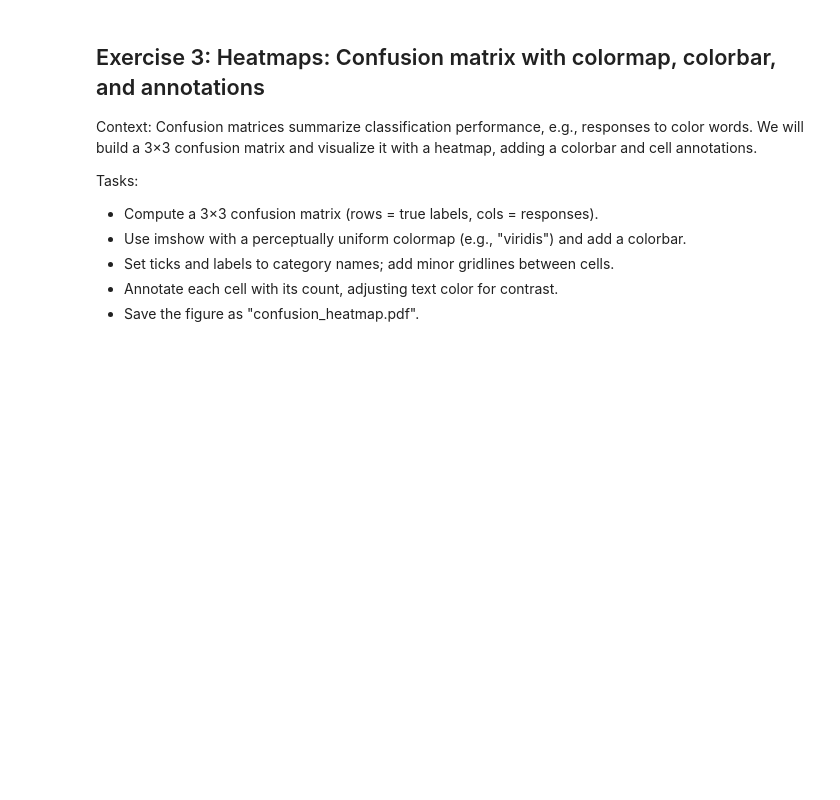
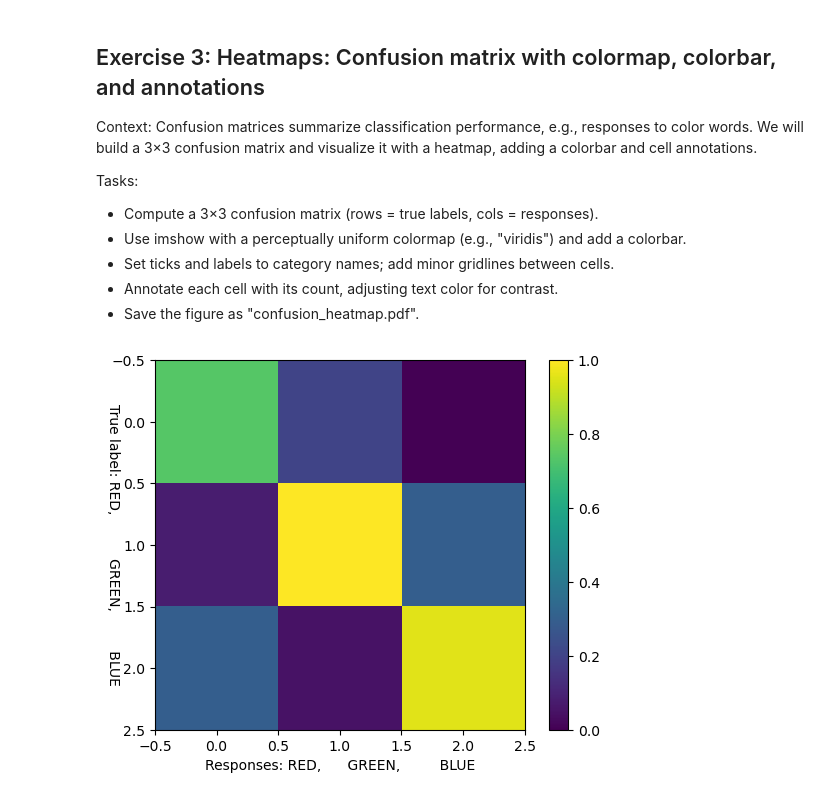
Before and after one commit to Moorboor/ScipyRepository, a Jupyter notebook: Sheet3/sheet03.ipynb, the cells around one changed output. Saved outputs shown, nothing was run; the diff lists cells and outputs as text; code cells hidden in the pictures; blank space fills up the shorter version.

Commit message:
Task 3 done, heatmap
little bit unconventional solution I guess

```diff
--- a/Sheet3/sheet03.ipynb
+++ b/Sheet3/sheet03.ipynb
@@ -206,31 +206,63 @@ import numpy as np
 import matplotlib.pyplot as plt
 
 # Reproducibility
 rng = np.random.default_rng(42)
 
 # Setup: Simulate trials over three categories (RED, GREEN, BLUE) with some confusions.
 labels = ['RED', 'GREEN', 'BLUE']
 n_trials = 300
 
 # True label sampling
 true_labels = rng.choice(labels, size=n_trials)
 
 # Response probabilities: correct with p_correct, otherwise uniformly confused
 p_correct = 0.70
 responses = []
 for t in true_labels:
     if rng.random() < p_correct:
         responses.append(t)
     else:
         # choose one of the other two labels
         other = [lab for lab in labels if lab != t]
         responses.append(rng.choice(other))
-
 # - Compute a 3×3 confusion matrix (rows = true labels, cols = responses).
 # - Create fig, ax; use ax.imshow(cm, cmap='viridis') to plot the heatmap.
 # - Add a colorbar.
 # - Set x/y ticks to labels; rotate x tick labels if helpful.
 # - Add minor gridlines to delineate cells.
 # - Annotate counts inside cells; pick text color (white/black) based on value vs. colormap midpoint.
 # - Tight layout and save as "confusion_heatmap.pdf".
 # YOUR CODE HERE
+
+mapping_1 = {"RED": 1, "GREEN": 2, "BLUE": 3}
+mapping_2 = {"RED": 4, "GREEN": 5, "BLUE": 6}
+
+true_labels_num = np.zeros(n_trials)
+responses_num = np.zeros(n_trials)
+
+for i in range(len(true_labels)):
+    true_labels_num[i] = mapping_1[true_labels[i]]
+    responses_num[i] = mapping_2[responses[i]]
+
+from itertools import product
+from matplotlib.pyplot import cm
+
+
+res = list(true_labels_num*responses_num)
+
+heatarray = np.zeros(9)
+for i, (x,y) in enumerate(product([1,2,3], [4,5,6])):
+    heatarray[i] = res.count(x*y)
+
+heatarray = heatarray.reshape(3,3)
+
+
+fig, ax = plt.subplots()
+ax.imshow(heatarray, cmap="viridis")
+fig.colorbar(cm.ScalarMappable(cmap="viridis"), ax=ax)
+plt.xlabel("Responses: RED,      GREEN,         BLUE")
+plt.ylabel("True label: RED,          GREEN,         BLUE", rotation=270)
+
+plt.savefig(f"heatmap.pdf")
+# %% [output]
+[figure, added]
```
Also changed, not shown: 1 other file.
